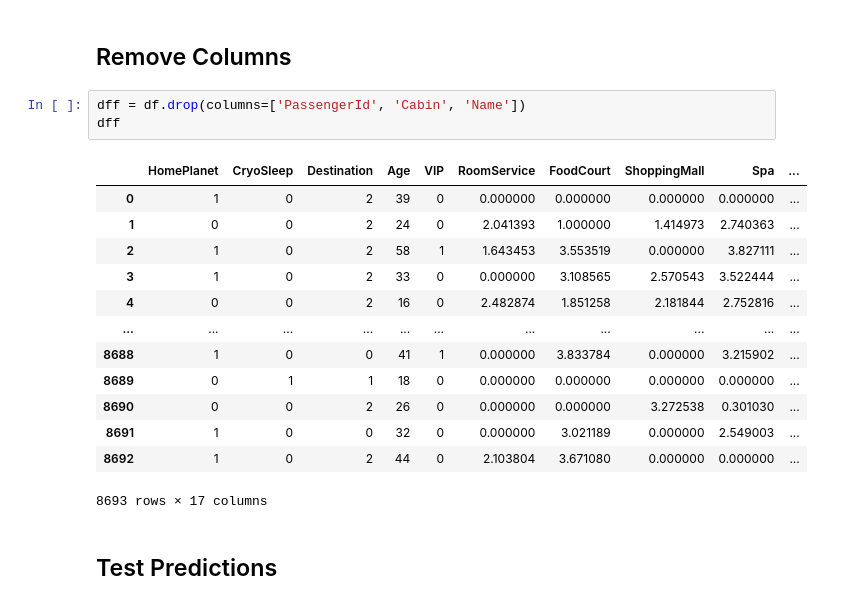
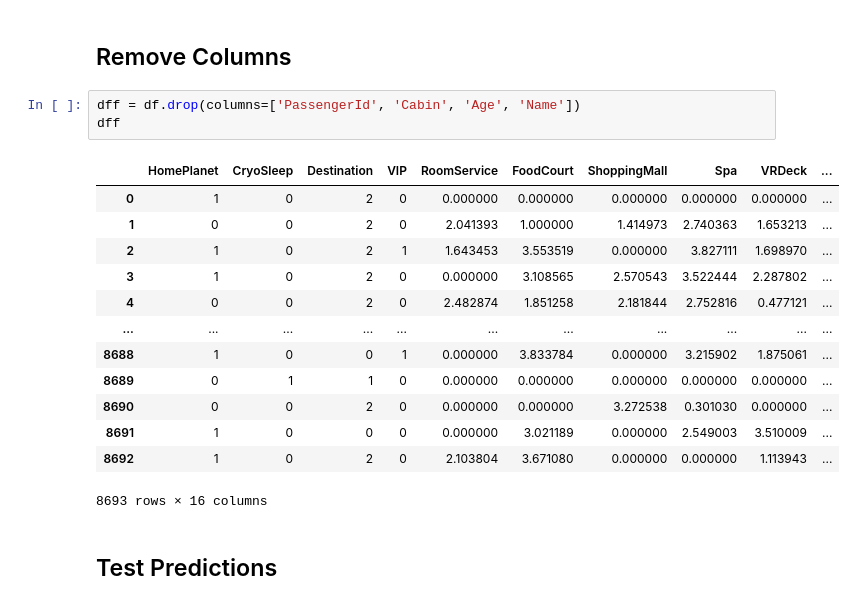
Before and after one commit to LeoneBacciu/spaceship-titanic, a Jupyter notebook: features_1.ipynb, the cells around one changed output. Cells and saved outputs as stored; diff of their text form.

```diff
--- a/features_1.ipynb
+++ b/features_1.ipynb
@@ -143,22 +143,22 @@ df
 # %% [markdown]
 ## Remove Columns
 # %%
-dff = df.drop(columns=['PassengerId', 'Cabin', 'Name'])
+dff = df.drop(columns=['PassengerId', 'Cabin', 'Age', 'Name'])
 dff
 # %% [output]
-|  | HomePlanet | CryoSleep | Destination | Age | VIP | RoomService | FoodCourt | ShoppingMall | Spa | ... |
-| 0 | 1 | 0 | 2 | 39 | 0 | 0.000000 | 0.000000 | 0.000000 | 0.000000 | ... |
-| 1 | 0 | 0 | 2 | 24 | 0 | 2.041393 | 1.000000 | 1.414973 | 2.740363 | ... |
-| 2 | 1 | 0 | 2 | 58 | 1 | 1.643453 | 3.553519 | 0.000000 | 3.827111 | ... |
-| 3 | 1 | 0 | 2 | 33 | 0 | 0.000000 | 3.108565 | 2.570543 | 3.522444 | ... |
-| 4 | 0 | 0 | 2 | 16 | 0 | 2.482874 | 1.851258 | 2.181844 | 2.752816 | ... |
+|  | HomePlanet | CryoSleep | Destination | VIP | RoomService | FoodCourt | ShoppingMall | Spa | VRDeck | ... |
+| 0 | 1 | 0 | 2 | 0 | 0.000000 | 0.000000 | 0.000000 | 0.000000 | 0.000000 | ... |
+| 1 | 0 | 0 | 2 | 0 | 2.041393 | 1.000000 | 1.414973 | 2.740363 | 1.653213 | ... |
+| 2 | 1 | 0 | 2 | 1 | 1.643453 | 3.553519 | 0.000000 | 3.827111 | 1.698970 | ... |
+| 3 | 1 | 0 | 2 | 0 | 0.000000 | 3.108565 | 2.570543 | 3.522444 | 2.287802 | ... |
+| 4 | 0 | 0 | 2 | 0 | 2.482874 | 1.851258 | 2.181844 | 2.752816 | 0.477121 | ... |
 | ... | ... | ... | ... | ... | ... | ... | ... | ... | ... | ... |
-| 8688 | 1 | 0 | 0 | 41 | 1 | 0.000000 | 3.833784 | 0.000000 | 3.215902 | ... |
-| 8689 | 0 | 1 | 1 | 18 | 0 | 0.000000 | 0.000000 | 0.000000 | 0.000000 | ... |
-| 8690 | 0 | 0 | 2 | 26 | 0 | 0.000000 | 0.000000 | 3.272538 | 0.301030 | ... |
-| 8691 | 1 | 0 | 0 | 32 | 0 | 0.000000 | 3.021189 | 0.000000 | 2.549003 | ... |
-| 8692 | 1 | 0 | 2 | 44 | 0 | 2.103804 | 3.671080 | 0.000000 | 0.000000 | ... |
+| 8688 | 1 | 0 | 0 | 1 | 0.000000 | 3.833784 | 0.000000 | 3.215902 | 1.875061 | ... |
+| 8689 | 0 | 1 | 1 | 0 | 0.000000 | 0.000000 | 0.000000 | 0.000000 | 0.000000 | ... |
+| 8690 | 0 | 0 | 2 | 0 | 0.000000 | 0.000000 | 3.272538 | 0.301030 | 0.000000 | ... |
+| 8691 | 1 | 0 | 0 | 0 | 0.000000 | 3.021189 | 0.000000 | 2.549003 | 3.510009 | ... |
+| 8692 | 1 | 0 | 2 | 0 | 2.103804 | 3.671080 | 0.000000 | 0.000000 | 1.113943 | ... |
-8693 rows × 17 columns
+8693 rows × 16 columns
 # %% [markdown]
 ## Test Predictions
 # %%
```
Also changed, not shown: parts of 5 cells of this notebook, 1 other file.
